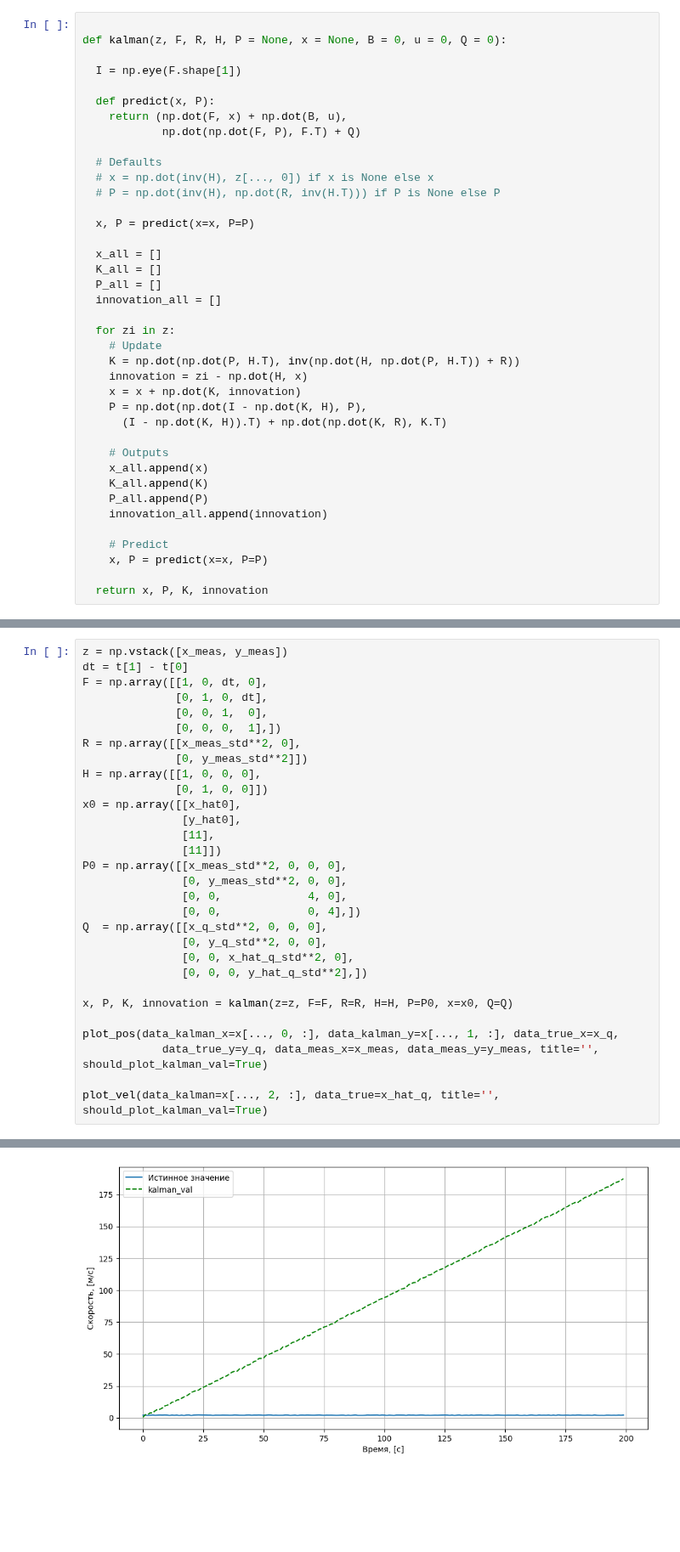
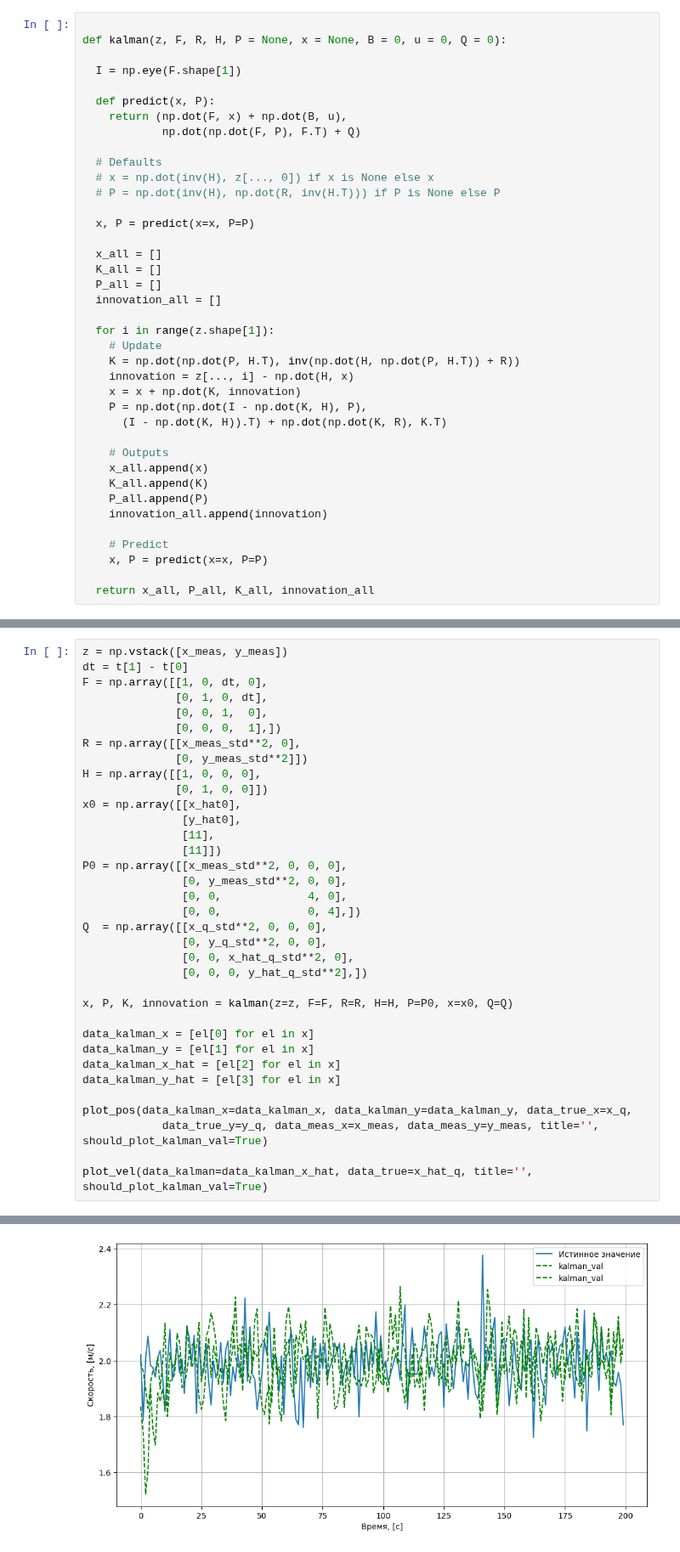
Before and after one commit to BROsandr/modeling_ius, a Jupyter notebook: lab3/lab03.ipynb, the cells around one changed output, grey strips where cells are left out. Shown at 85% size. Saved outputs shown, nothing was run; the diff lists cells and outputs as text; blank space fills up the shorter version.

```diff
--- a/lab3/lab03.ipynb
+++ b/lab3/lab03.ipynb
@@ -114,10 +114,10 @@ def kalman(z, F, R, H, P = None, x = None, B = 0, u = 0, Q = 0):
   P_all = []
   innovation_all = []
 
-  for zi in z:
+  for i in range(z.shape[1]):
     # Update
     K = np.dot(np.dot(P, H.T), inv(np.dot(H, np.dot(P, H.T)) + R))
-    innovation = zi - np.dot(H, x)
+    innovation = z[..., i] - np.dot(H, x)
     x = x + np.dot(K, innovation)
     P = np.dot(np.dot(I - np.dot(K, H), P),
       (I - np.dot(K, H)).T) + np.dot(np.dot(K, R), K.T)
@@ -131,7 +131,7 @@ def kalman(z, F, R, H, P = None, x = None, B = 0, u = 0, Q = 0):
     # Predict
     x, P = predict(x=x, P=P)
 
-  return x, P, K, innovation
+  return x_all, P_all, K_all, innovation_all
 # %%
 def max_delta(measure, ref):
   return max(abs(measure - ref))
@@ -214,8 +214,13 @@ Q  = np.array([[x_q_std**2, 0, 0, 0],
 
 x, P, K, innovation = kalman(z=z, F=F, R=R, H=H, P=P0, x=x0, Q=Q)
 
-plot_pos(data_kalman_x=x[..., 0, :], data_kalman_y=x[..., 1, :], data_true_x=x_q,
+data_kalman_x = [el[0] for el in x]
+data_kalman_y = [el[1] for el in x]
+data_kalman_x_hat = [el[2] for el in x]
+data_kalman_y_hat = [el[3] for el in x]
+
+plot_pos(data_kalman_x=data_kalman_x, data_kalman_y=data_kalman_y, data_true_x=x_q,
             data_true_y=y_q, data_meas_x=x_meas, data_meas_y=y_meas, title='', should_plot_kalman_val=True)
 
-plot_vel(data_kalman=x[..., 2, :], data_true=x_hat_q, title='', should_plot_kalman_val=True)
+plot_vel(data_kalman=data_kalman_x_hat, data_true=x_hat_q, title='', should_plot_kalman_val=True)
 # %% [output]
@@ -223 +228 @@ plot_vel(data_kalman=x[..., 2, :], data_true=x_hat_q, title='', should_plot_kalm
-[figure, old version]
+[figure, new version]
```
Also changed, not shown: parts of 2 cells of this notebook.
